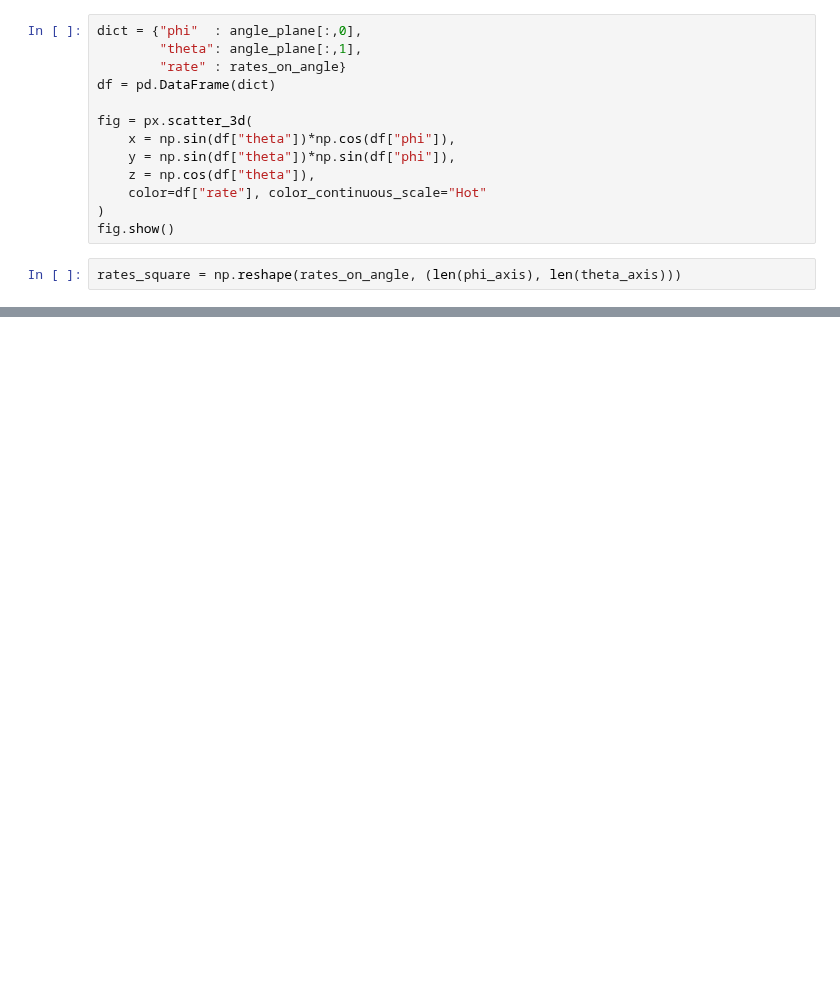
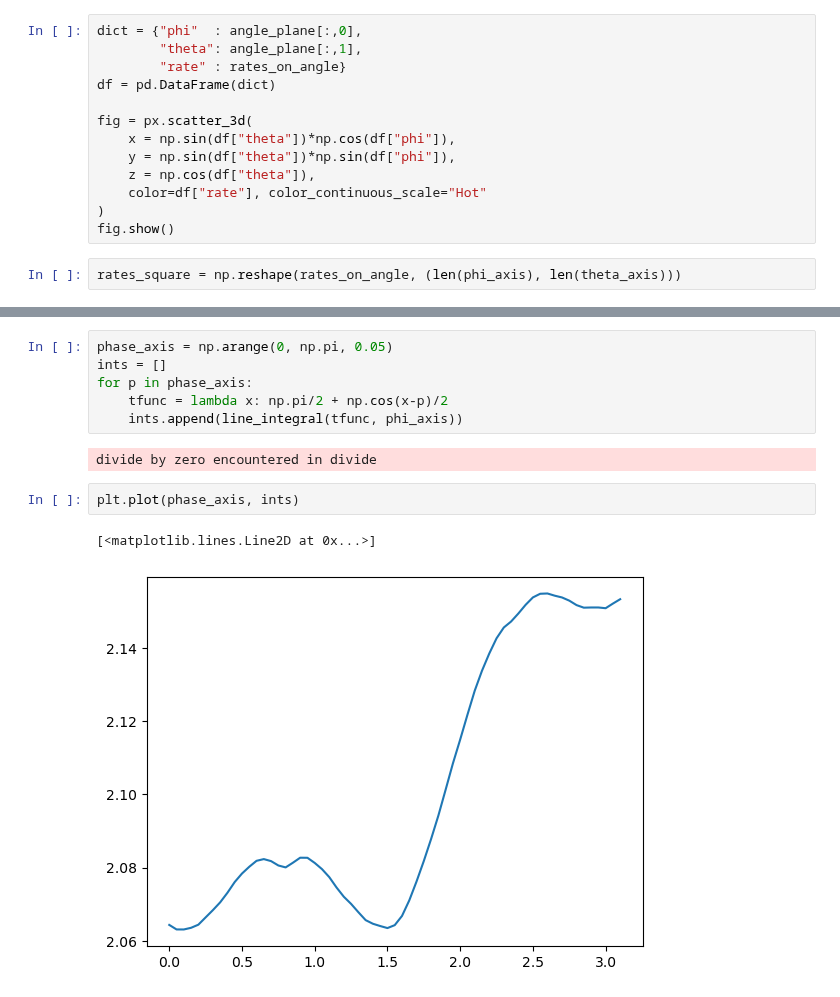
Before and after one commit to Taaseen-Islam-u7121940/Axion-Flux, a Jupyter notebook: Code/solar_flux_clean.ipynb, the cells around one changed output, grey strips where cells are left out. Drawn from its saved outputs; the diff is of its cells as text; blank space fills up the shorter version.

```diff
--- a/Code/solar_flux_clean.ipynb
+++ b/Code/solar_flux_clean.ipynb
@@ -154,0 +162,13 @@ df
+# %%
+phase_axis = np.arange(0, np.pi, 0.05)
+ints = []
+for p in phase_axis:
+    tfunc = lambda x: np.pi/2 + np.cos(x-p)/2
+    ints.append(line_integral(tfunc, phi_axis))
+# %% [output]
+divide by zero encountered in divide
+# %%
+plt.plot(phase_axis, ints)
+# %% [output]
+[<matplotlib.lines.Line2D at 0x...>]
+[figure, added]
```
Also changed, not shown: parts of 12 cells of this notebook, 5 other files.
